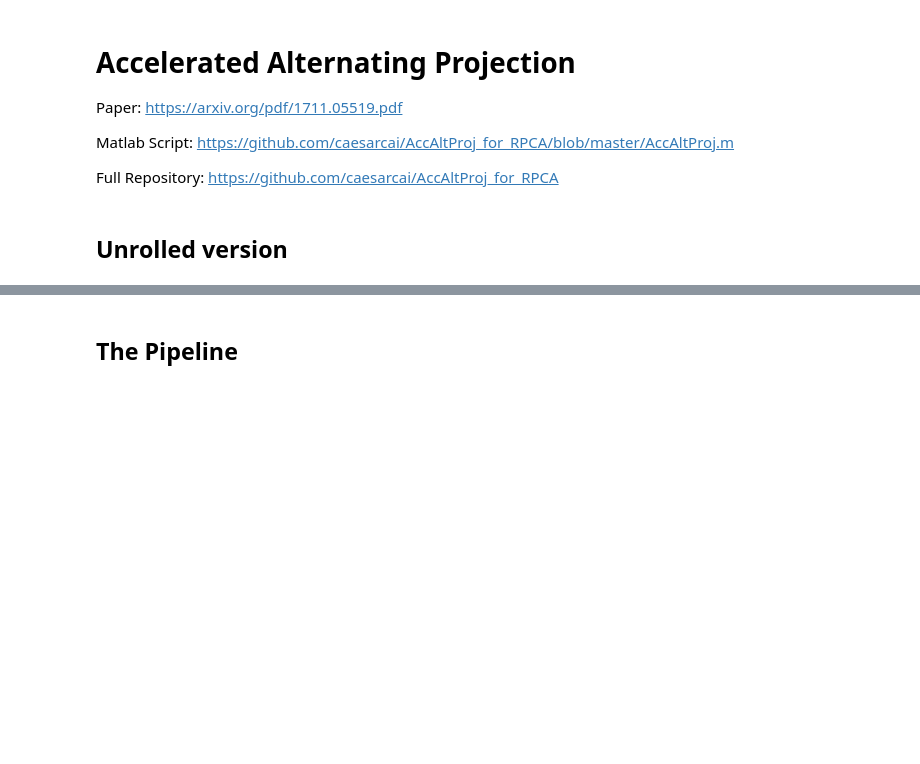
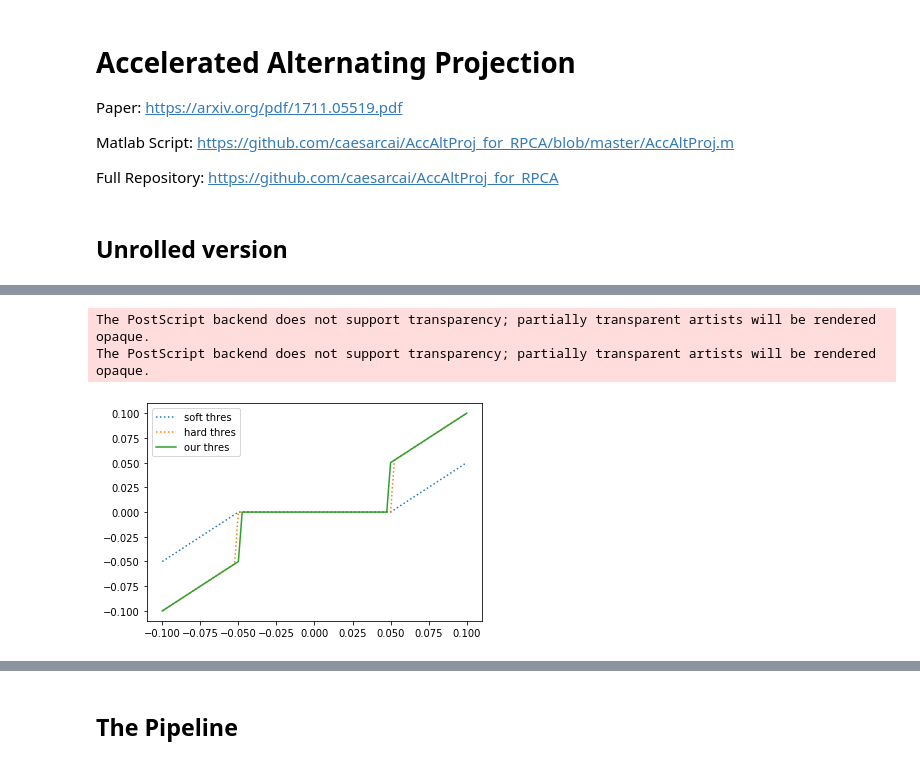
Before and after one commit to elitanzc/FYP, a Jupyter notebook: Learned_AccAltProj_onIRCUR_newThres copy 2.ipynb, the cells around one changed output, grey strips where cells are left out. Drawn from its saved outputs; the diff is of its cells as text; code cells hidden in the pictures; blank space fills up the shorter version.

```diff
--- a/Learned_AccAltProj_onIRCUR_newThres copy 2.ipynb
+++ b/Learned_AccAltProj_onIRCUR_newThres copy 2.ipynb
@@ -206,0 +239,16 @@ class LearnedAAP(nn.Module):
+# %%
+x = torch.range(-0.1, 0.1, 0.0025)
+t = torch.tensor(0.05)
+softthres = thres(x, t, hard=False)
+hardthres = thres(x, t, hard=True, old=True)
+ssthres = thres(x, t, hard=True, old=False)
+plt.plot(x, softthres.detach().numpy(), ':', label='soft thres')
+plt.plot(x, hardthres.detach().numpy(), ':', label='hard thres')
+plt.plot(x, ssthres.detach().numpy(), '-', label='our thres')
+plt.legend()
+plt.savefig('plots/thres.eps', format='eps')
+plt.show()
+# %% [output]
+The PostScript backend does not support transparency; partially transparent artists will be rendered opaque.
+The PostScript backend does not support transparency; partially transparent artists will be rendered opaque.
+[figure, added]
```
Also changed, not shown: parts of 27 cells of this notebook.
